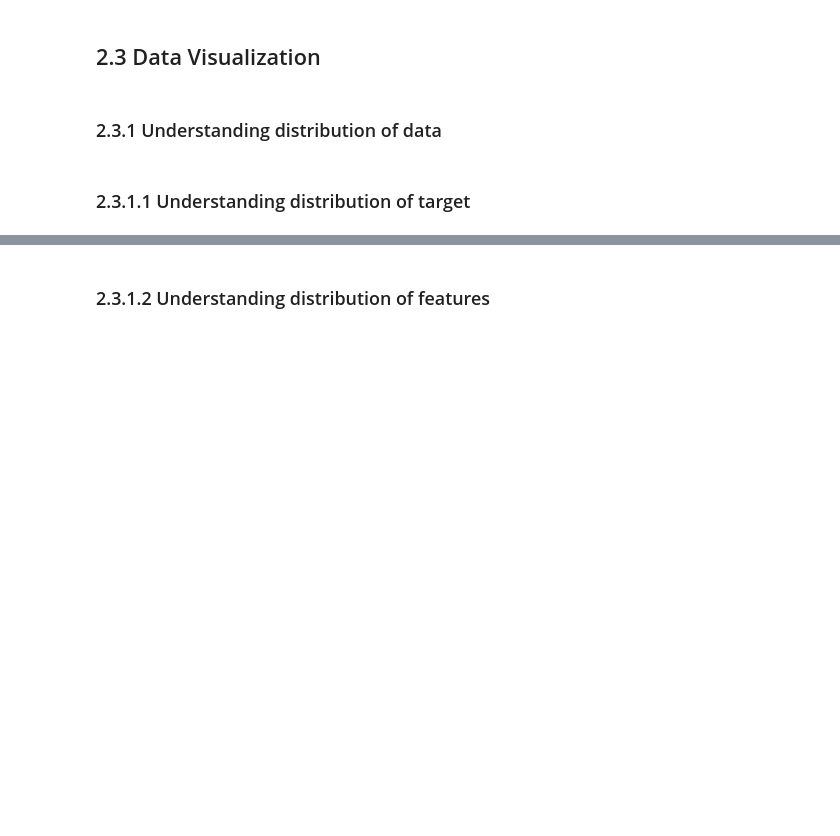
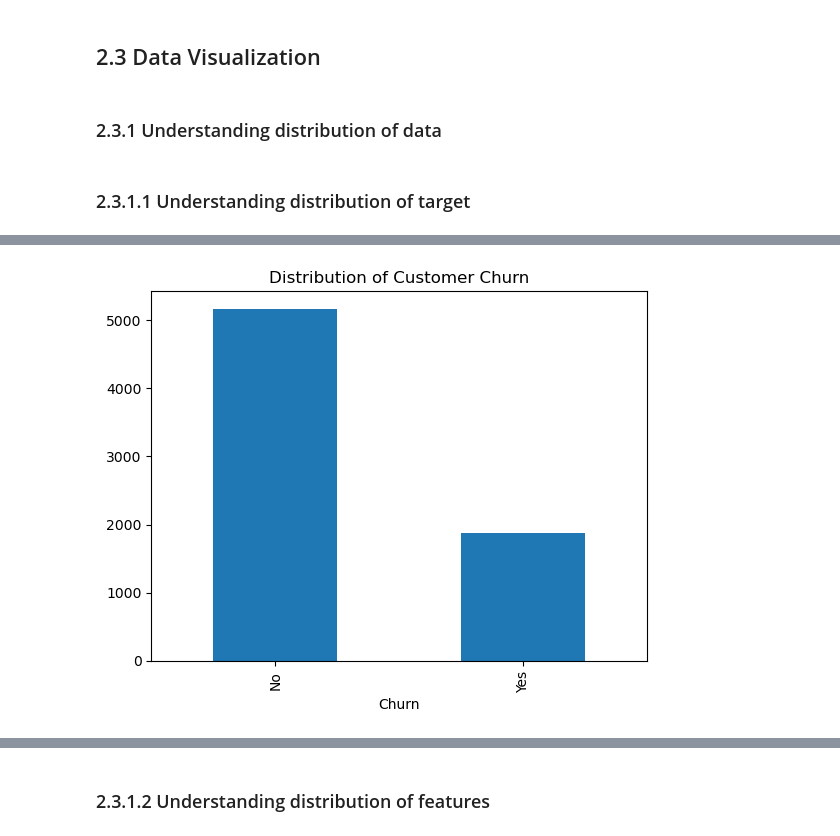
Before and after one commit to AWX-TP/mldp-project, a Jupyter notebook: MLDP Program Codes Submission Template.ipynb, the cells around one changed output, grey strips where cells are left out. Drawn from its saved outputs; the diff is of its cells as text; code cells hidden in the pictures; blank space fills up the shorter version.

```diff
--- a/MLDP Program Codes Submission Template.ipynb
+++ b/MLDP Program Codes Submission Template.ipynb
@@ -50,0 +162,7 @@ Goal: ?
+# %%
+## Plot bar chart for target variable
+df[col_y].value_counts().plot(kind="bar")
+plt.title("Distribution of Customer Churn")
+plt.show()
+# %% [output]
+[figure, added]
```
Also changed, not shown: parts of 31 cells of this notebook.
